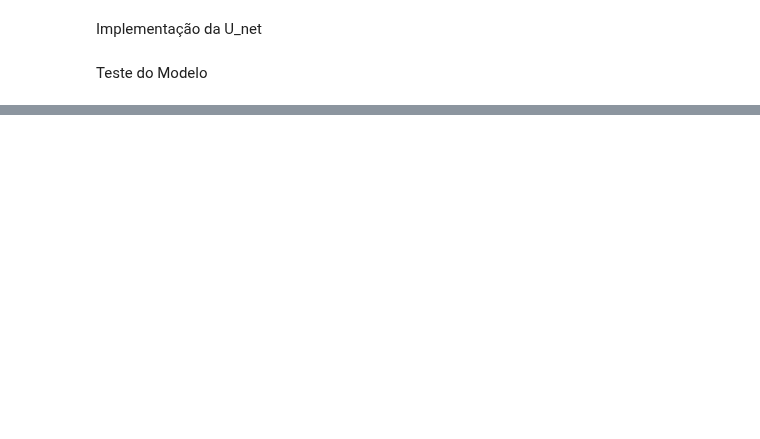
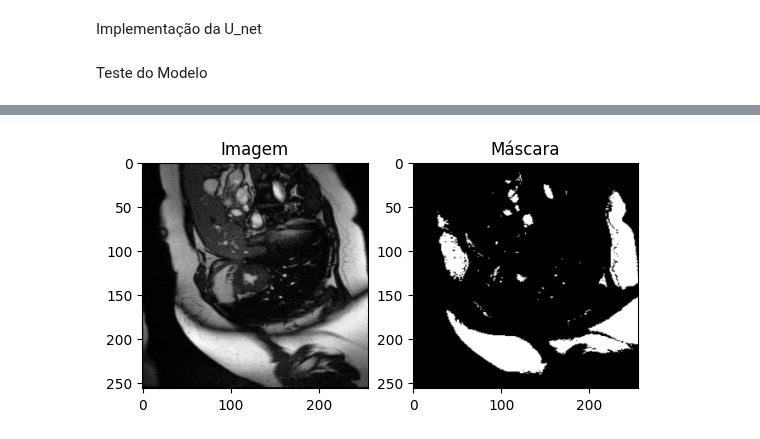
Before and after one commit to Alan240124/Alan, a Jupyter notebook: Modelo_CNN.ipynb, the cells around one changed output, grey strips where cells are left out. Cells and saved outputs as stored; diff of their text form; code cells hidden in the pictures; blank space fills up the shorter version.

```diff
--- a/Modelo_CNN.ipynb
+++ b/Modelo_CNN.ipynb
@@ -155,7 +141,7 @@ num_epochs = 10
 for epoch in range(num_epochs):
     model.train()
     epoch_loss = 0
-    for images, masks in train_loader:
+    for images, masks in dataloader:
         images = images.to(device)
         masks = masks.to(device)
 
@@ -170,7 +156,7 @@ for epoch in range(num_epochs):
 
         epoch_loss += loss.item()
 
-    print(f"Epoch [{epoch+1}/{num_epochs}], Loss: {epoch_loss/len(train_loader)}")
+    print(f"Epoch [{epoch+1}/{num_epochs}], Loss: {epoch_loss/len(dataloader)}")
 
     # Salva o modelo após cada epoch
     torch.save(model.state_dict(), f"unet_epoch_{epoch+1}.pth")
@@ -190,16 +173,0 @@ Avaliação do Modelo
-# %%
-def dice_coefficient(pred, target, epsilon=1e-6):
-    intersection = (pred * target).sum()
-    return (2. * intersection + epsilon) / (pred.sum() + target.sum() + epsilon)
-
-# Exemplo de uso com uma batch do DataLoader
-model.eval()
-with torch.no_grad():
-    for images, masks in train_loader:
-        images = images.to(device)
-        masks = masks.to(device)
-
-        outputs = model(images)
-        dice = dice_coefficient(outputs, masks)
-        print("DICE coefficient:", dice.item())
-        break  # Apenas para uma batch
@@ -470,0 +174,73 @@ UNet(
+# %%
+import os
+from PIL import Image
+import torch
+from torch.utils.data import Dataset, DataLoader
+from torchvision import transforms
+import matplotlib.pyplot as plt
+
+class HeartDataset(Dataset):
+    def __init__(self, image_dir, mask_dir, transform=None):
+        self.image_dir = image_dir
+        self.mask_dir = mask_dir
+        self.transform = transform
+        self.images = sorted(os.listdir(image_dir))
+        self.masks = sorted(os.listdir(mask_dir))
+
+        # Validação para garantir que o número de imagens e máscaras seja o mesmo
+        assert len(self.images) == len(self.masks), "Número de imagens e máscaras não corresponde."
+
+    def __len__(self):
+        return len(self.images)
+
+    def __getitem__(self, idx):
+        image_path = os.path.join(self.image_dir, self.images[idx])
+        mask_path = os.path.join(self.mask_dir, self.masks[idx])
+
+        image = Image.open(image_path).convert("L")  # Converter para grayscale
+        mask = Image.open(mask_path).convert("L")    # Converter para grayscale
+
+        if self.transform:
+            image = self.transform(image)
+            mask = self.transform(mask)
+
+        return image, mask
+
+# Diretórios das imagens e máscaras
+image_dir = '/content/drive/MyDrive/Coracao_DataSet/images'  # Substitua pelo caminho real
+mask_dir = '/content/drive/MyDrive/Coracao_DataSet/masks'    # Substitua pelo caminho real
+
+# Transformação (exemplo: converter para tensor)
+transform = transforms.Compose([
+    transforms.Resize((256, 256)),  # Redimensione conforme necessário
+    transforms.ToTensor(),
+])
+
+# Criação do dataset e do DataLoader
+dataset = HeartDataset(image_dir, mask_dir, transform=transform)
+dataloader = DataLoader(dataset, batch_size=4, shuffle=True)
+
+# Exibir algumas informações do dataset
+print(f"Total de imagens no dataset: {len(dataset)}")
+
+# Visualização de algumas imagens e máscaras
+def show_image_and_mask(image, mask):
+    image = image.squeeze(0).numpy()  # Remover o canal de cor
+    mask = mask.squeeze(0).numpy()    # Remover o canal de cor
+    plt.subplot(1, 2, 1)
+    plt.imshow(image, cmap='gray')
+    plt.title('Imagem')
+    plt.subplot(1, 2, 2)
+    plt.imshow(mask, cmap='gray')
+    plt.title('Máscara')
+    plt.show()
+
+# Exemplo de iteração pelo DataLoader
+for images, masks in dataloader:
+    print(f"Tamanho do batch de imagens: {images.shape}")
+    print(f"Tamanho do batch de máscaras: {masks.shape}")
+
+    # Exibindo a primeira imagem e máscara do batch
+    show_image_and_mask(images[0], masks[0])
+    break  # Apenas um batch para demonstração
+# %% [output]
@@ -470,0 +250 @@ UNet(
+[figure, added]
```
Also changed, not shown: parts of 24 cells of this notebook.
